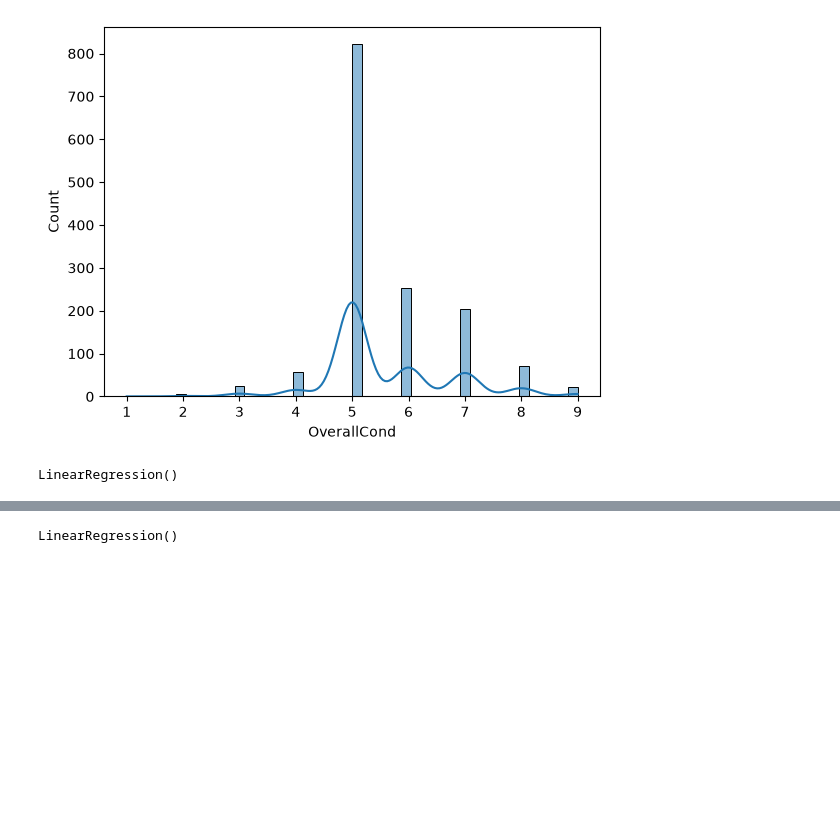
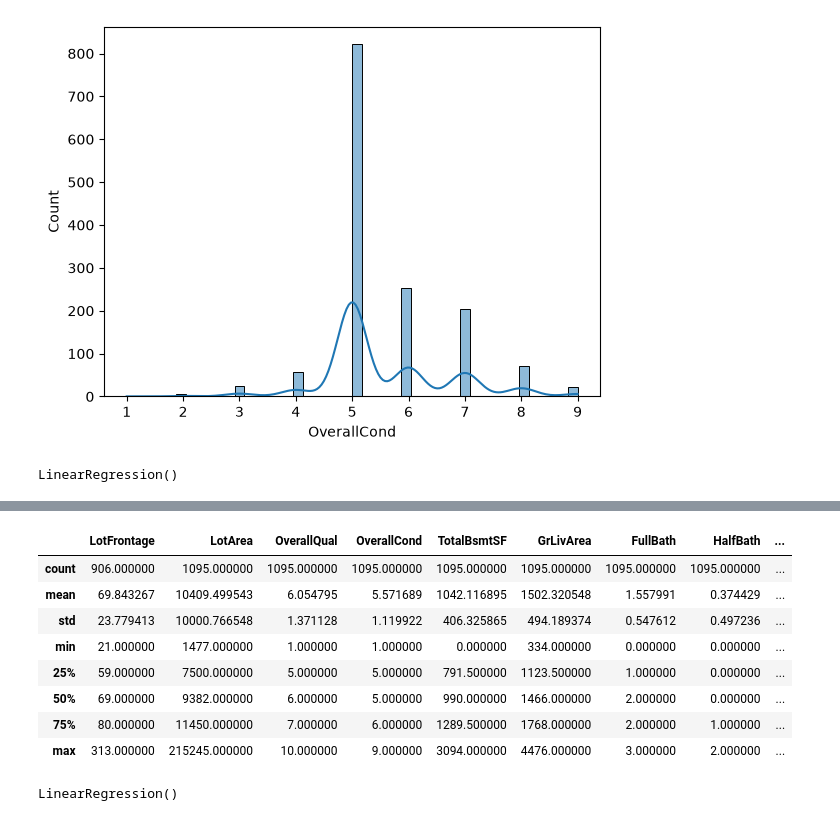
Before and after one commit to ritikachhoker/ames-housing-price-prediction, a Jupyter notebook: house_price_prediction.ipynb, the cells around one changed output, grey strips where cells are left out. Drawn from its saved outputs; the diff is of its cells as text; code cells hidden in the pictures; blank space fills up the shorter version.

```diff
--- a/house_price_prediction.ipynb
+++ b/house_price_prediction.ipynb
@@ -329,7 +351,19 @@ new,new1
 # %%
 # with some columns
 # %%
-x_train,x_test,y_train,y_test=train_test_split(x.drop('YearBuilt',axis=1),y,test_size=0.25,random_state=2)
+x_train,x_test,y_train,y_test=train_test_split(x.drop(['YearBuilt'],axis=1),y,test_size=0.25,random_state=2)
+# %%
+x_train.describe()
+# %% [output]
+|  | LotFrontage | LotArea | OverallQual | OverallCond | TotalBsmtSF | GrLivArea | FullBath | HalfBath | ... |
+| count | 906.000000 | 1095.000000 | 1095.000000 | 1095.000000 | 1095.000000 | 1095.000000 | 1095.000000 | 1095.000000 | ... |
+| mean | 69.843267 | 10409.499543 | 6.054795 | 5.571689 | 1042.116895 | 1502.320548 | 1.557991 | 0.374429 | ... |
+| std | 23.779413 | 10000.766548 | 1.371128 | 1.119922 | 406.325865 | 494.189374 | 0.547612 | 0.497236 | ... |
+| min | 21.000000 | 1477.000000 | 1.000000 | 1.000000 | 0.000000 | 334.000000 | 0.000000 | 0.000000 | ... |
+| 25% | 59.000000 | 7500.000000 | 5.000000 | 5.000000 | 791.500000 | 1123.500000 | 1.000000 | 0.000000 | ... |
+| 50% | 69.000000 | 9382.000000 | 6.000000 | 5.000000 | 990.000000 | 1466.000000 | 2.000000 | 0.000000 | ... |
+| 75% | 80.000000 | 11450.000000 | 7.000000 | 6.000000 | 1289.500000 | 1768.000000 | 2.000000 | 1.000000 | ... |
+| max | 313.000000 | 215245.000000 | 10.000000 | 9.000000 | 3094.000000 | 4476.000000 | 3.000000 | 2.000000 | ... |
 # %%
 log_transformer = Pipeline([
     ('imputer', SimpleImputer(strategy='median')),
```
Also changed, not shown: parts of 22 cells of this notebook.
